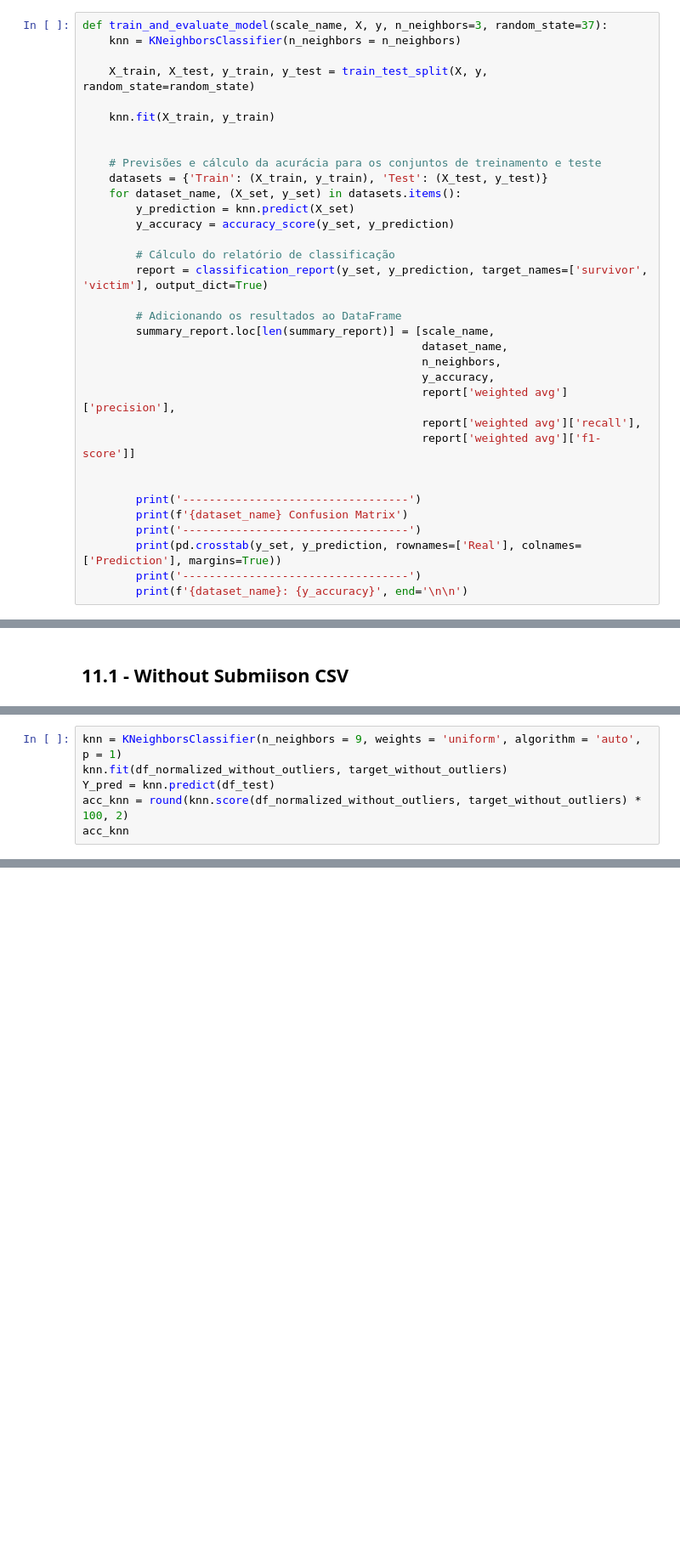
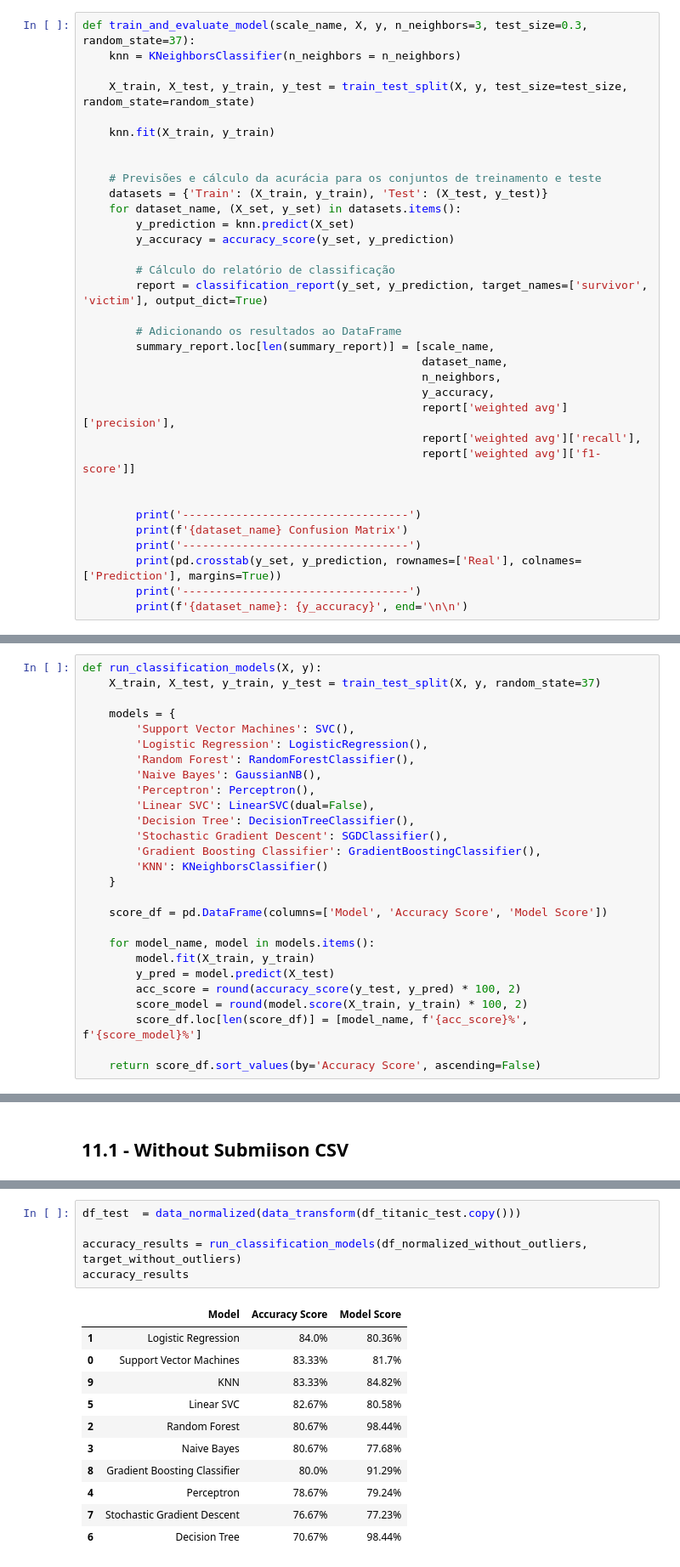
Before and after one commit to lfaferreira/knn-titanic, a Jupyter notebook: titanic.ipynb, the cells around one changed output, grey strips where cells are left out. Shown at 85% size. Cells and saved outputs as stored; diff of their text form; blank space fills up the shorter version.

Commit message:
Attempt to improve the model's performance and Comparison with other models

```diff
--- a/titanic.ipynb
+++ b/titanic.ipynb
@@ -302,10 +308,10 @@ def data_standarlized(data):
 # %% [markdown]
 ### 2.2.14 - Train and Evaluate Model
 # %%
-def train_and_evaluate_model(scale_name, X, y, n_neighbors=3, random_state=37):
+def train_and_evaluate_model(scale_name, X, y, n_neighbors=3, test_size=0.3, random_state=37):
     knn = KNeighborsClassifier(n_neighbors = n_neighbors)
 
-    X_train, X_test, y_train, y_test = train_test_split(X, y, random_state=random_state)
+    X_train, X_test, y_train, y_test = train_test_split(X, y, test_size=test_size, random_state=random_state)
 
     knn.fit(X_train, y_train)
 
@@ -371,3 +379,30 @@ def cross_validation_score(X, y, n_neighbors= 3, weights='uniform', algorithm='a
+# %%
+def run_classification_models(X, y):
+    X_train, X_test, y_train, y_test = train_test_split(X, y, random_state=37)
+
+    models = {
+        'Support Vector Machines': SVC(),
+        'Logistic Regression': LogisticRegression(),
+        'Random Forest': RandomForestClassifier(),
+        'Naive Bayes': GaussianNB(),
+        'Perceptron': Perceptron(),
+        'Linear SVC': LinearSVC(dual=False),
+        'Decision Tree': DecisionTreeClassifier(),
+        'Stochastic Gradient Descent': SGDClassifier(),
+        'Gradient Boosting Classifier': GradientBoostingClassifier(),
+        'KNN': KNeighborsClassifier()
+    }
+
+    score_df = pd.DataFrame(columns=['Model', 'Accuracy Score', 'Model Score'])
+
+    for model_name, model in models.items():
+        model.fit(X_train, y_train)
+        y_pred = model.predict(X_test)
+        acc_score = round(accuracy_score(y_test, y_pred) * 100, 2)
+        score_model = round(model.score(X_train, y_train) * 100, 2)
+        score_df.loc[len(score_df)] = [model_name, f'{acc_score}%', f'{score_model}%']
+
+    return score_df.sort_values(by='Accuracy Score', ascending=False)
 # %% [markdown]
 # 3 - DATA ACQUISITION
 
@@ -1152,6 +1186,0 @@ df_test  = data_standarlized(data_transform(df_titanic_test.copy()))
-# %%
-knn = KNeighborsClassifier(n_neighbors = 9, weights = 'uniform', algorithm = 'auto', p = 1)
-knn.fit(df_normalized_without_outliers, target_without_outliers)
-Y_pred = knn.predict(df_test)
-acc_knn = round(knn.score(df_normalized_without_outliers, target_without_outliers) * 100, 2)
-acc_knn
@@ -1175,0 +1234,17 @@ submission_df = pd.DataFrame({
+# %%
+df_test  = data_normalized(data_transform(df_titanic_test.copy()))
+
+accuracy_results = run_classification_models(df_normalized_without_outliers, target_without_outliers)
+accuracy_results
+# %% [output]
+|  | Model | Accuracy Score | Model Score |
+| 1 | Logistic Regression | 84.0% | 80.36% |
+| 0 | Support Vector Machines | 83.33% | 81.7% |
+| 9 | KNN | 83.33% | 84.82% |
+| 5 | Linear SVC | 82.67% | 80.58% |
+| 2 | Random Forest | 80.67% | 98.44% |
+| 3 | Naive Bayes | 80.67% | 77.68% |
+| 8 | Gradient Boosting Classifier | 80.0% | 91.29% |
+| 4 | Perceptron | 78.67% | 79.24% |
+| 7 | Stochastic Gradient Descent | 76.67% | 77.23% |
+| 6 | Decision Tree | 70.67% | 98.44% |
```
Also changed, not shown: parts of 28 cells of this notebook.
